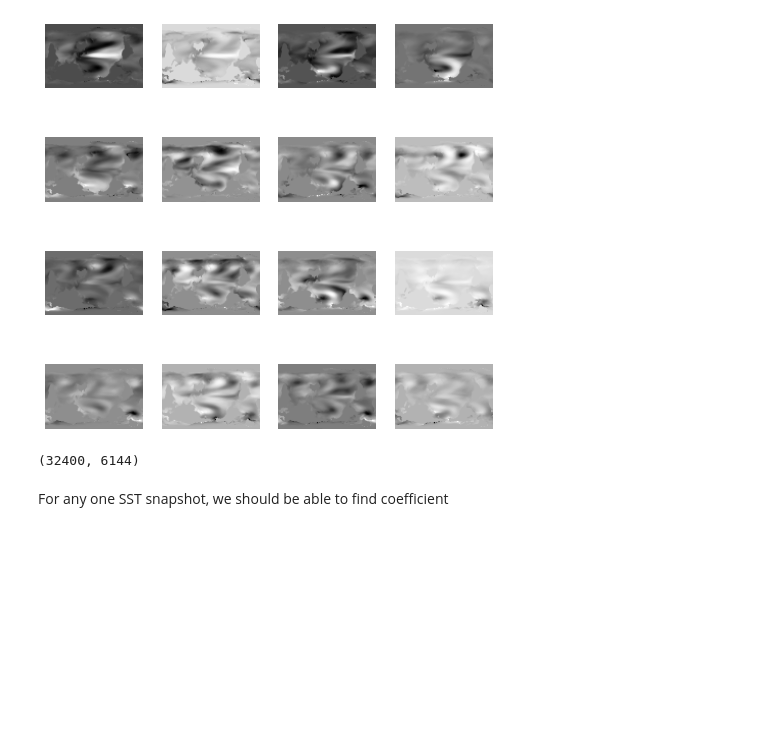
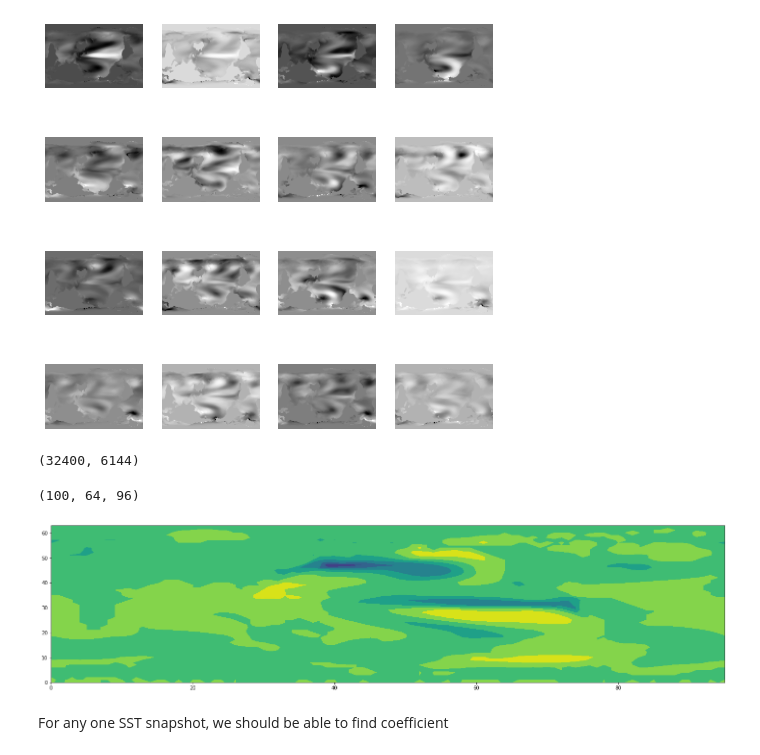
Before and after one commit to oceanhackweek/ohw22-proj-ENSO_Prediction, a Jupyter notebook: contributors/EOFs-LSTM.ipynb, the cells around one changed output. Cells and saved outputs as stored; diff of their text form; code cells hidden in the pictures; blank space fills up the shorter version.

```diff
--- a/contributors/EOFs-LSTM.ipynb
+++ b/contributors/EOFs-LSTM.ipynb
@@ -209,6 +208,15 @@ plot_grid(components[:16,:], 4)
 print(X_train.shape)
 # %% [output]
 (32400, 6144)
+# %%
+reshape_comp = np.reshape(components, (100,64,96))
+print(reshape_comp.shape)
+reshape_comp[0,:,:].shape
+plt.contourf(reshape_comp[2,:,:])
+plt.show()
+# %% [output]
+(100, 64, 96)
+[figure, added]
 # %% [markdown]
 For any one SST snapshot, we should be able to find coefficient
 # %%
```
Also changed, not shown: parts of 16 cells of this notebook.
